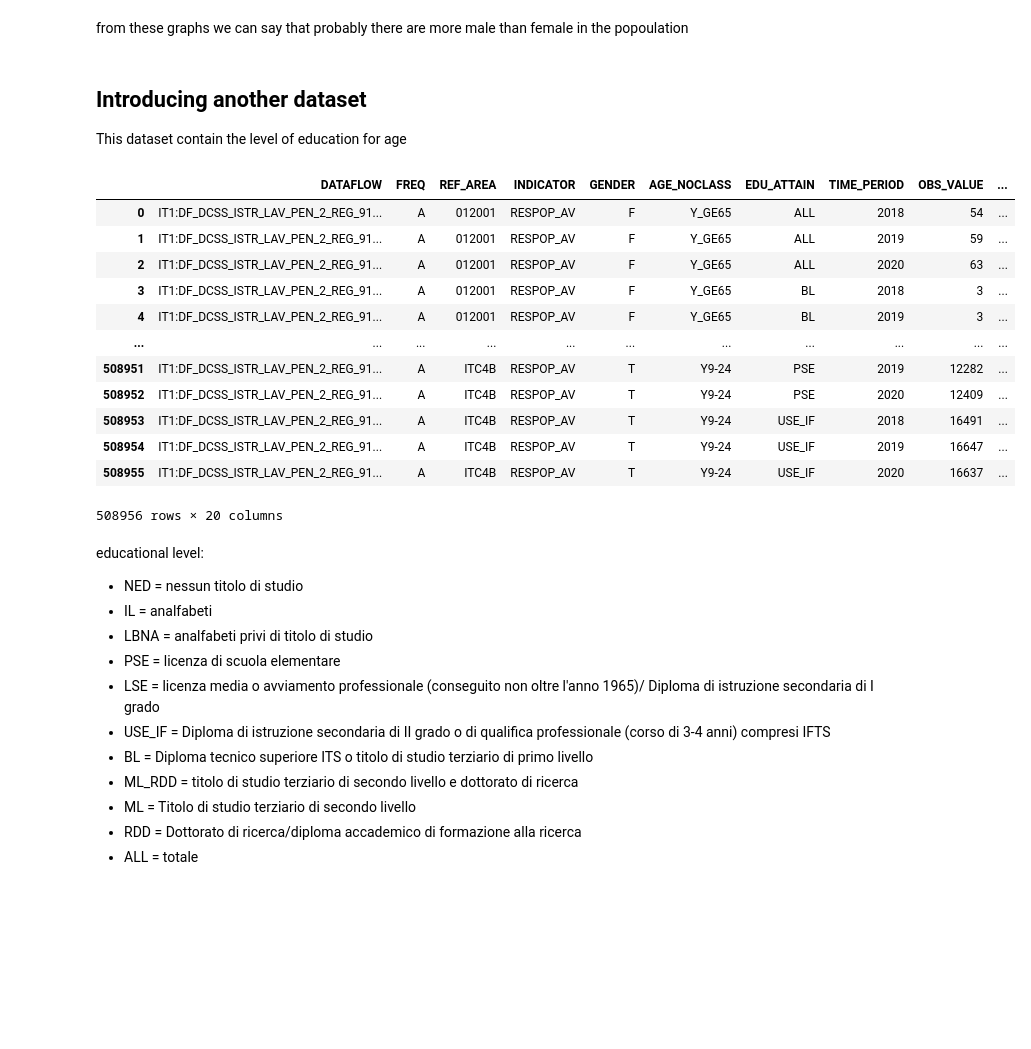
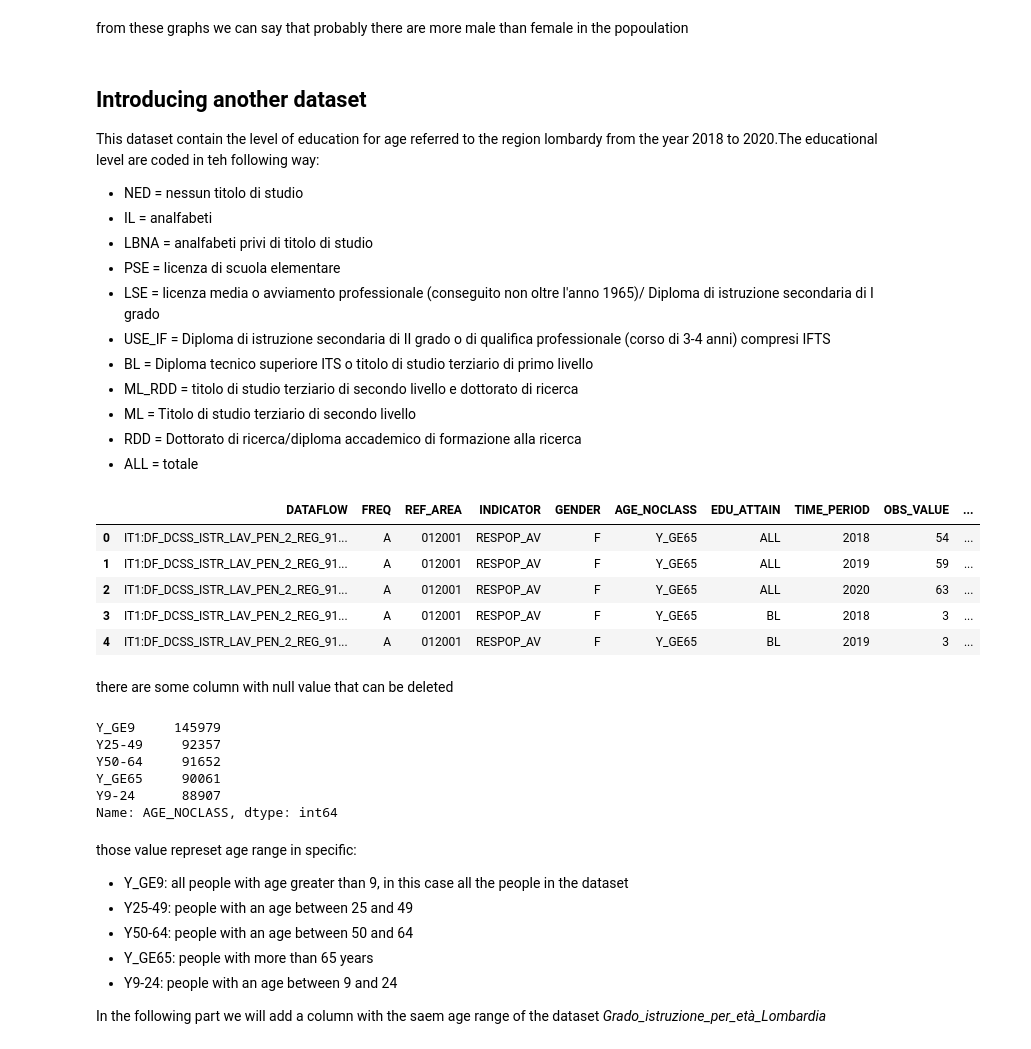
Before and after one commit to DragoE99/Drago-lamb_DataSforBusiness, a Jupyter notebook: DataSforBusiness_dragoLamb.ipynb, the cells around one changed output. Cells and saved outputs as stored; diff of their text form; code cells hidden in the pictures; blank space fills up the shorter version.

Commit message:
unified with the other branch
remapping a column and aligned two dataset

```diff
--- a/DataSforBusiness_dragoLamb.ipynb
+++ b/DataSforBusiness_dragoLamb.ipynb
@@ -337,34 +341,27 @@ plt.show()
 from these graphs we can say that probably there are more male than female in the popoulation
 # %% [markdown]
 ## Introducing another dataset
-This dataset contain the level of education for age
+This dataset contain the level of education for age referred to the region lombardy from the year 2018 to 2020.The educational level  are coded in teh following way:
+- NED = nessun titolo di studio
+- IL =  analfabeti
+- LBNA = analfabeti privi di titolo di studio
+- PSE = licenza di scuola elementare
+- LSE = licenza media o avviamento professionale (conseguito non oltre l'anno 1965)/ Diploma di istruzione secondaria di I grado
+- USE_IF = Diploma di istruzione secondaria di II grado o di qualifica professionale (corso di 3-4 anni) compresi IFTS
+- BL = Diploma tecnico superiore ITS o titolo di studio terziario di primo livello
+- ML_RDD = titolo di studio terziario di secondo livello e dottorato di ricerca
+- ML = Titolo di studio terziario di secondo livello
+- RDD = Dottorato di ricerca/diploma accademico di formazione alla ricerca
+- ALL = totale
 # %%
 grado_istruzione_age  = pd.read_csv(PurePath('dataset', 'Grado_istruzione_per_età_Lombardia_IT1,DF_DCSS_ISTR_LAV_PEN_2_REG.csv'),low_memory=False)
-grado_istruzione_age
+grado_istruzione_age.head()
 # %% [output]
 |  | DATAFLOW | FREQ | REF_AREA | INDICATOR | GENDER | AGE_NOCLASS | EDU_ATTAIN | TIME_PERIOD | OBS_VALUE | ... |
 | 0 | IT1:DF_DCSS_ISTR_LAV_PEN_2_REG_91... | A | 012001 | RESPOP_AV | F | Y_GE65 | ALL | 2018 | 54 | ... |
 | 1 | IT1:DF_DCSS_ISTR_LAV_PEN_2_REG_91... | A | 012001 | RESPOP_AV | F | Y_GE65 | ALL | 2019 | 59 | ... |
 | 2 | IT1:DF_DCSS_ISTR_LAV_PEN_2_REG_91... | A | 012001 | RESPOP_AV | F | Y_GE65 | ALL | 2020 | 63 | ... |
 | 3 | IT1:DF_DCSS_ISTR_LAV_PEN_2_REG_91... | A | 012001 | RESPOP_AV | F | Y_GE65 | BL | 2018 | 3 | ... |
 | 4 | IT1:DF_DCSS_ISTR_LAV_PEN_2_REG_91... | A | 012001 | RESPOP_AV | F | Y_GE65 | BL | 2019 | 3 | ... |
-| ... | ... | ... | ... | ... | ... | ... | ... | ... | ... | ... |
-| 508951 | IT1:DF_DCSS_ISTR_LAV_PEN_2_REG_91... | A | ITC4B | RESPOP_AV | T | Y9-24 | PSE | 2019 | 12282 | ... |
-| 508952 | IT1:DF_DCSS_ISTR_LAV_PEN_2_REG_91... | A | ITC4B | RESPOP_AV | T | Y9-24 | PSE | 2020 | 12409 | ... |
-| 508953 | IT1:DF_DCSS_ISTR_LAV_PEN_2_REG_91... | A | ITC4B | RESPOP_AV | T | Y9-24 | USE_IF | 2018 | 16491 | ... |
-| 508954 | IT1:DF_DCSS_ISTR_LAV_PEN_2_REG_91... | A | ITC4B | RESPOP_AV | T | Y9-24 | USE_IF | 2019 | 16647 | ... |
-| 508955 | IT1:DF_DCSS_ISTR_LAV_PEN_2_REG_91... | A | ITC4B | RESPOP_AV | T | Y9-24 | USE_IF | 2020 | 16637 | ... |
-508956 rows × 20 columns
-# %% [markdown]
-educational level:
-- NED = nessun titolo di studio
-- IL =  analfabeti
-- LBNA = analfabeti privi di titolo di studio
-- PSE = licenza di scuola elementare
-- LSE = licenza media o avviamento professionale (conseguito non oltre l'anno 1965)/ Diploma di istruzione secondaria di I grado
-- USE_IF = Diploma di istruzione secondaria di II grado o di qualifica professionale (corso di 3-4 anni) compresi IFTS
-- BL = Diploma tecnico superiore ITS o titolo di studio terziario di primo livello
-- ML_RDD = titolo di studio terziario di secondo livello e dottorato di ricerca
-- ML = Titolo di studio terziario di secondo livello
-- RDD = Dottorato di ricerca/diploma accademico di formazione alla ricerca
-- ALL = totale
+# %% [markdown]
+there are some column with null value that can be deleted
@@ -370,0 +370,18 @@ educational level:
+# %%
+grado_istruzione_age ['AGE_NOCLASS'].value_counts()
+# %% [output]
+Y_GE9     145979
+Y25-49     92357
+Y50-64     91652
+Y_GE65     90061
+Y9-24      88907
+Name: AGE_NOCLASS, dtype: int64
+# %% [markdown]
+those value represet age range in specific:
+- Y_GE9: all people with age greater than 9, in this case all the people in the dataset
+- Y25-49: people with an age between 25 and 49
+- Y50-64: people with an age between 50 and 64
+- Y_GE65: people with more than 65 years
+- Y9-24: people with an age between 9 and 24
+
+In the following part we will add a column with the saem age range of the dataset *Grado_istruzione_per_età_Lombardia*
```
Also changed, not shown: parts of 15 cells of this notebook.
